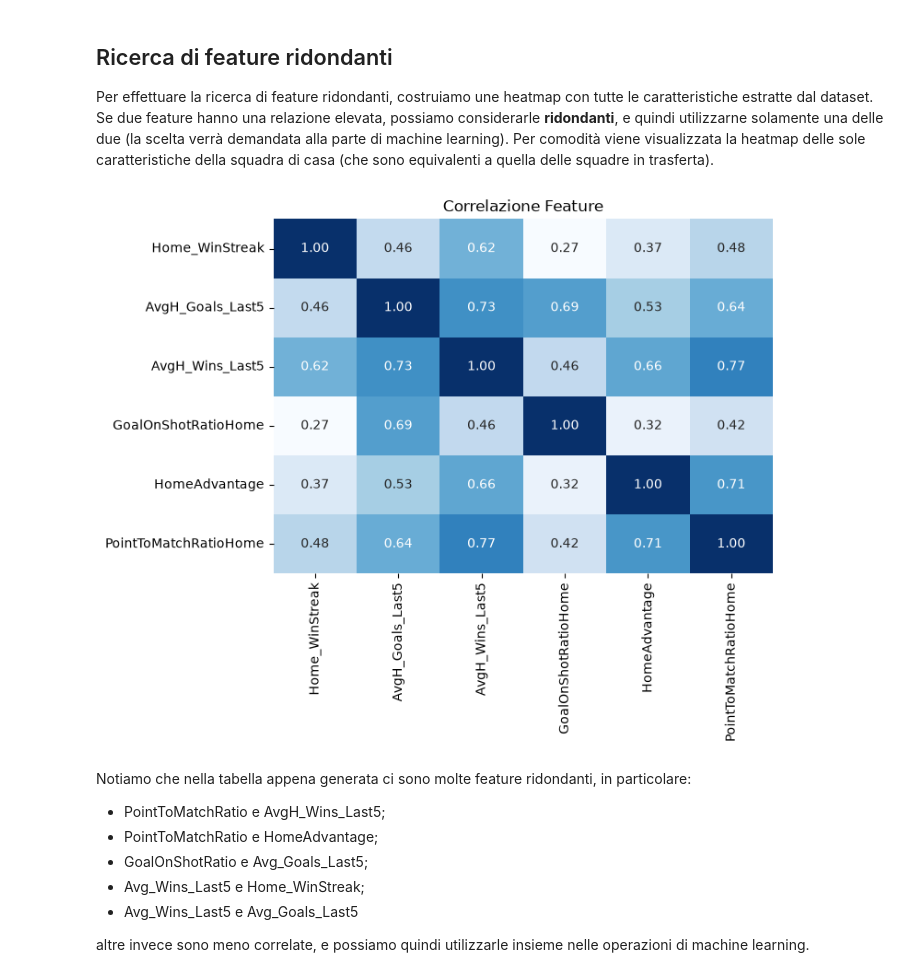
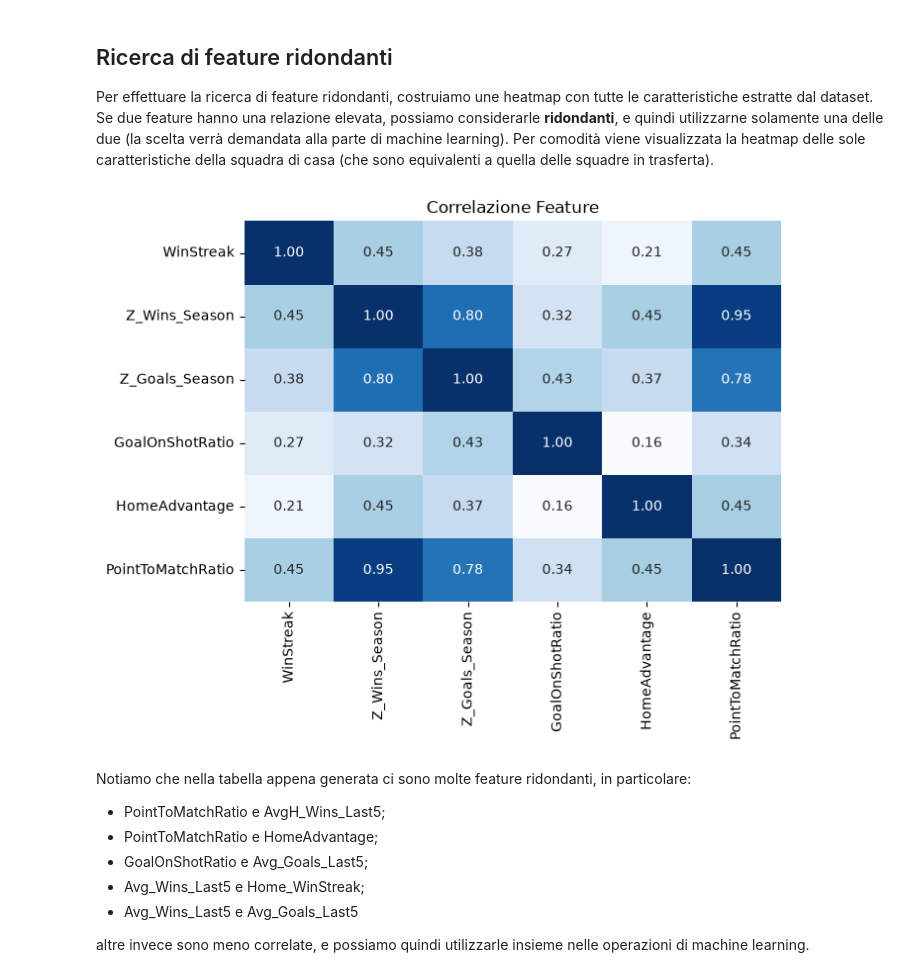
Before and after one commit to Lucaseraaa/sports-game-outcome-predictor, a Jupyter notebook: notebook/feature-choice.ipynb, the cells around one changed output. Drawn from its saved outputs; the diff is of its cells as text; code cells hidden in the pictures.

```diff
--- a/notebook/feature-choice.ipynb
+++ b/notebook/feature-choice.ipynb
@@ -33,20 +36,30 @@ list(dataset)
+# %%
+# Creo le feature uniche
+dataset["WinStreak"] = dataset["Home_WinStreak"] - dataset["Away_WinStreak"]
+dataset["Z_Goals_Season"] = dataset["Z_Home_Goals_Season"] - dataset["Z_Away_Goals_Season"]
+dataset["Z_Wins_Season"] = dataset["Z_Home_Wins_Season"] - dataset["Z_Away_Wins_Season"]
+dataset["GoalOnShotRatio"] = dataset["GoalOnShotRatioHome"] - dataset["GoalOnShotRatioAway"]
+dataset["PointToMatchRatio"] = dataset["PointToMatchRatioHome"] - dataset["PointToMatchRatioAway"]
+
+# Elimino le feature inutilizzate
+dataset = dataset.drop(columns=["Home_WinStreak", "Away_WinStreak", "Z_Home_Goals_Season", "Z_Away_Goals_Season", "Z_Home_Wins_Season", "Z_Away_Wins_Season", "GoalOnShotRatioHome", "GoalOnShotRatioAway", "PointToMatchRatioHome", "PointToMatchRatioAway"])
 # %% [markdown]
 ## Ricerca di feature ridondanti
 Per effettuare la ricerca di feature ridondanti, costruiamo une heatmap con tutte le caratteristiche estratte dal dataset. Se due feature hanno una relazione elevata, possiamo considerarle **ridondanti**, e quindi utilizzarne solamente una delle due (la scelta verrà demandata alla parte di machine learning). Per comodità viene visualizzata la heatmap delle sole caratteristiche della squadra di casa (che sono equivalenti a quella delle squadre in trasferta).
 # %%
 import matplotlib.pyplot as plt
 import seaborn as sns
 
 # Heatmap per le feature
 plt.figure(figsize=(7, 5))
 
-features = ["Home_WinStreak", "Z_Home_Wins_Season", "Z_Home_Goals_Season", "GoalOnShotRatioHome", "HomeAdvantage", "PointToMatchRatioHome"]
+features = ["WinStreak", "Z_Wins_Season", "Z_Goals_Season", "GoalOnShotRatio", "HomeAdvantage", "PointToMatchRatio"]
 sns.heatmap(dataset[features].corr(), annot=True, cmap='Blues', fmt=".2f", cbar=False)
 
 plt.title('Correlazione Feature')
 plt.show()
 # %% [output]
-[figure, old version]
+[figure, new version]
 # %% [markdown]
 Notiamo che nella tabella appena generata ci sono molte feature ridondanti, in particolare:
 - PointToMatchRatio e AvgH_Wins_Last5;
```
Also changed, not shown: parts of 4 cells of this notebook, 2 other files.
